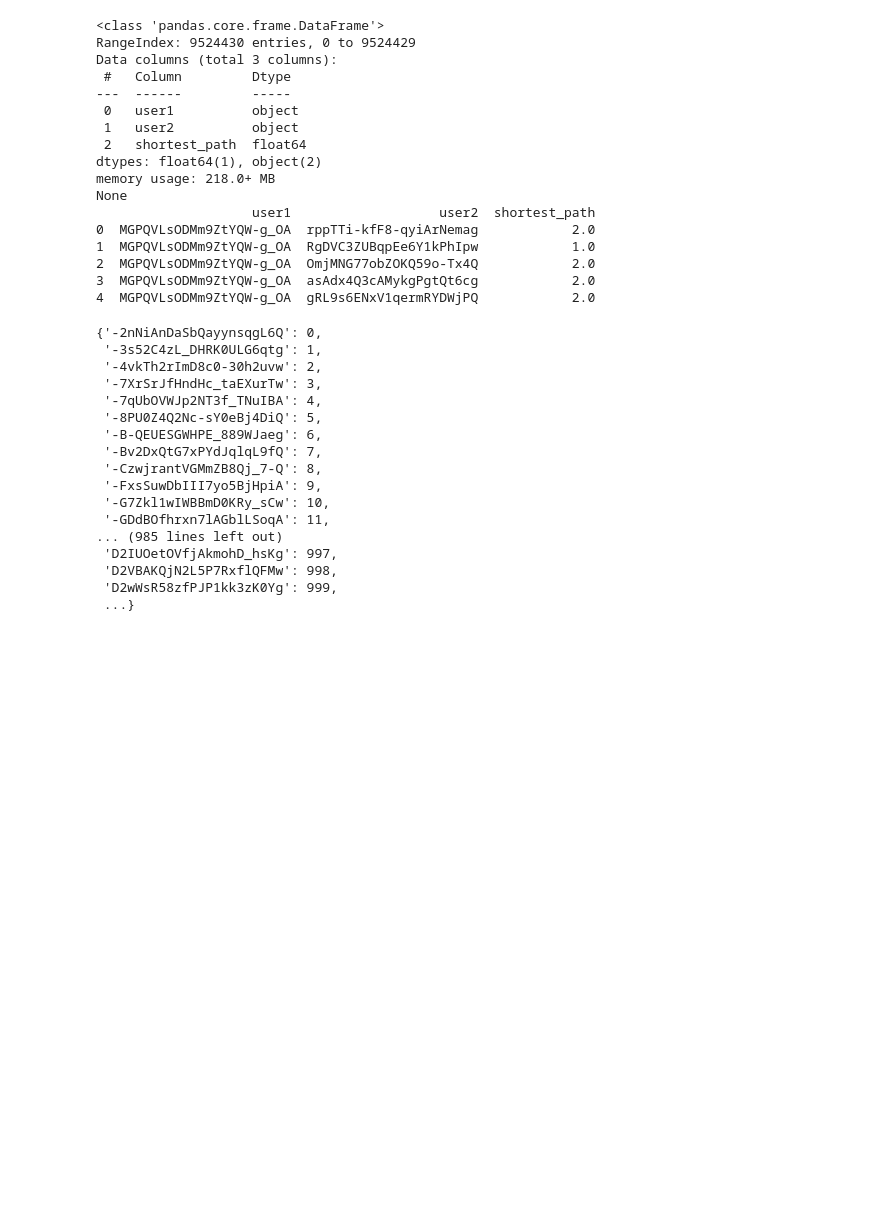
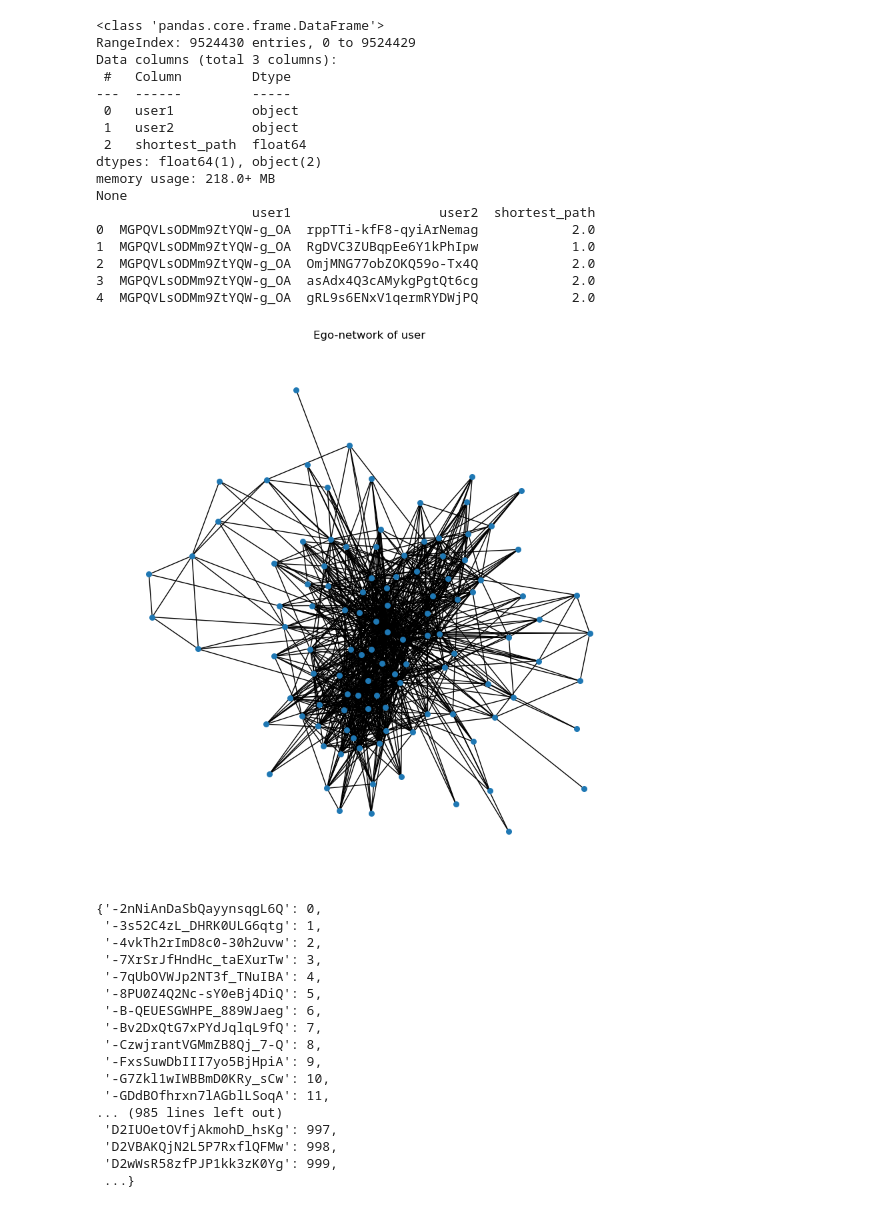
Before and after one commit to DSjayjang/Project, a Jupyter notebook: Social/test.ipynb, the cells around one changed output. Saved outputs shown, nothing was run; the diff lists cells and outputs as text; code cells hidden in the pictures; blank space fills up the shorter version.

```diff
--- a/Social/test.ipynb
+++ b/Social/test.ipynb
@@ -222,16 +261,18 @@ None
 3  MGPQVLsODMm9ZtYQW-g_OA  asAdx4Q3cAMykgPgtQt6cg            2.0
 4  MGPQVLsODMm9ZtYQW-g_OA  gRL9s6ENxV1qermRYDWjPQ            2.0
 # %%
-# # 시각화
-# user = "j14WgRoU_-2ZE1aw1dXrJg"
+# 시각화
+user = "j14WgRoU_-2ZE1aw1dXrJg"
 
-# # Ego graph
-# ego = nx.ego_graph(G, user, radius=1)
+# Ego graph
+ego = nx.ego_graph(G, user, radius=1)
 
-# plt.figure(figsize=(8, 8))
-# nx.draw(ego, with_labels=False, node_size=30)
-# plt.title("Ego-network of user")
-# plt.show()
+plt.figure(figsize=(8, 8))
+nx.draw(ego, with_labels=False, node_size=30)
+plt.title("Ego-network of user")
+plt.show()
+# %% [output]
+[figure, added]
 # %%
 # # index to id 매핑
 user_idx_to_id = dict(enumerate(temp['user_cat'].cat.categories))
```
Also changed, not shown: parts of 11 cells of this notebook, 1 other file.
